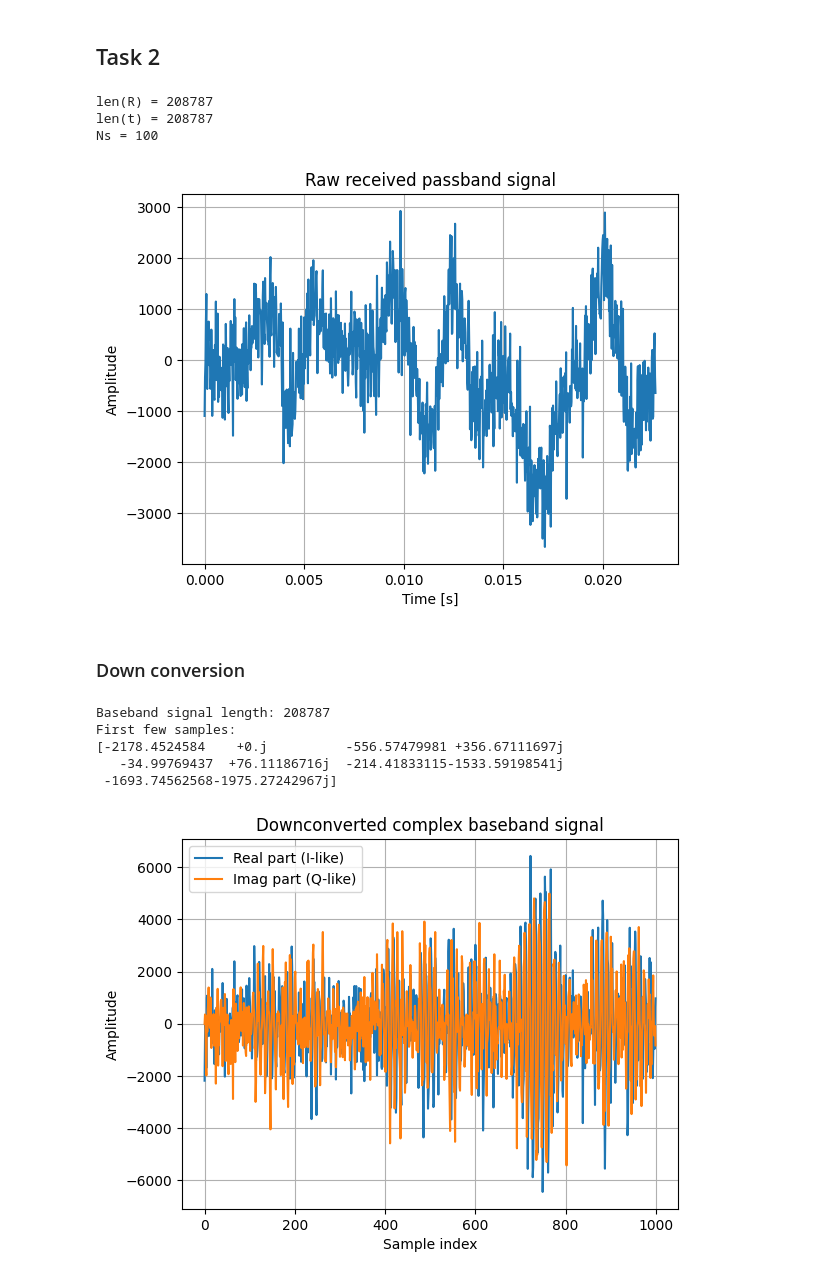
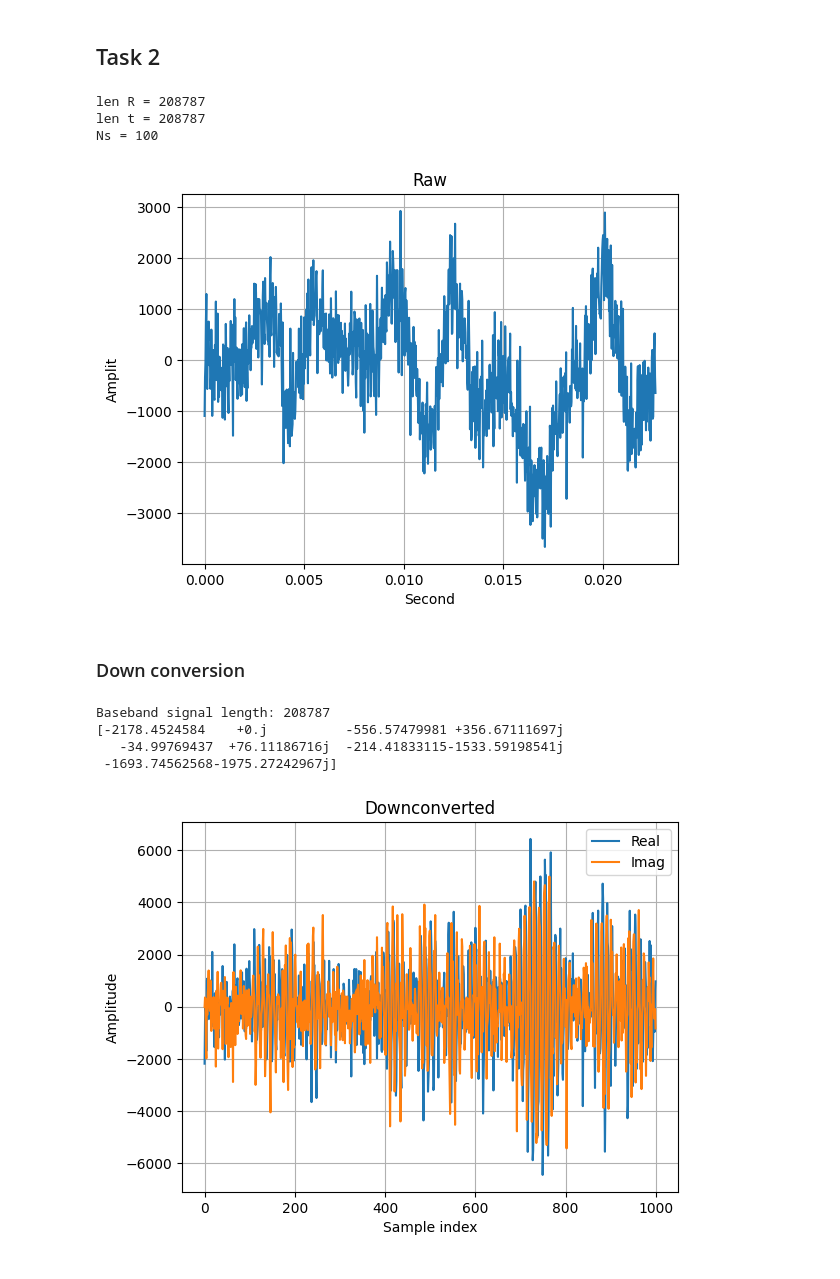
Before and after one commit to axellangenskiold/eitn21, a Jupyter notebook: assignment1_axel_task2.ipynb, the cells around one changed output. Cells and saved outputs as stored; diff of their text form; code cells hidden in the pictures.

```diff
--- a/assignment1_axel_task2.ipynb
+++ b/assignment1_axel_task2.ipynb
@@ -14,46 +14,44 @@ data = sio.loadmat("Signals_task2/Signal3.mat")
 R = np.ravel(data["R"])
 t = np.ravel(data["t"])
 
-print("len(R) =", len(R))
-print("len(t) =", len(t))
+print("len R =", len(R))
+print("len t =", len(t))
 print("Ns =", Ns)
 
 plt.plot(t[:1000], R[:1000])
-plt.title("Raw received passband signal")
-plt.xlabel("Time [s]")
-plt.ylabel("Amplitude")
+plt.title("Raw")
+plt.xlabel("Second")
+plt.ylabel("Amplit")
 plt.grid()
 plt.show()
 # %% [output]
-len(R) = 208787
-len(t) = 208787
+len R = 208787
+len t = 208787
 Ns = 100
-[figure, old version]
+[figure, new version]
 # %% [markdown]
 ### Down conversion
 # %%
 n = np.arange(len(R))
 
 r_bb = 2 * R * np.exp(-1j * 2 * np.pi * fc * n / fs)
 
 print("Baseband signal length:", len(r_bb))
-print("First few samples:")
 print(r_bb[:5])
 
 num_samples = 1000
 
-plt.plot(np.real(r_bb[:num_samples]), label="Real part (I-like)")
-plt.plot(np.imag(r_bb[:num_samples]), label="Imag part (Q-like)")
-plt.title("Downconverted complex baseband signal")
+plt.plot(np.real(r_bb[:num_samples]), label="Real")
+plt.plot(np.imag(r_bb[:num_samples]), label="Imag")
+plt.title("Downconverted")
 plt.xlabel("Sample index")
 plt.ylabel("Amplitude")
 plt.legend()
 plt.grid()
 plt.show()
 # %% [output]
 Baseband signal length: 208787
-First few samples:
 [-2178.4524584    +0.j          -556.57479981 +356.67111697j
    -34.99769437  +76.11186716j  -214.41833115-1533.59198541j
  -1693.74562568-1975.27242967j]
-[figure, old version]
+[figure, new version]
```
Also changed, not shown: parts of 5 cells of this notebook.
